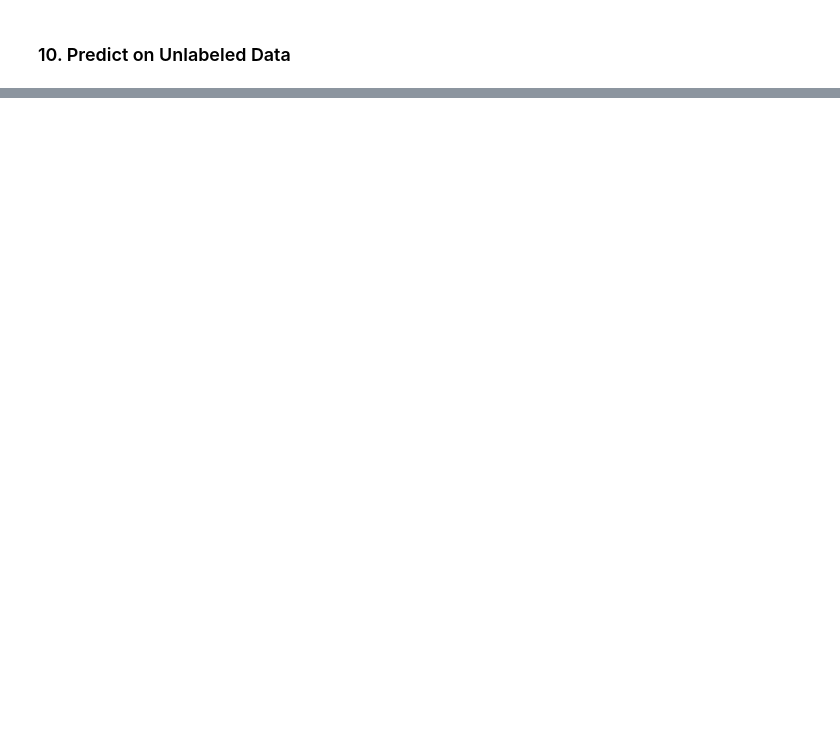
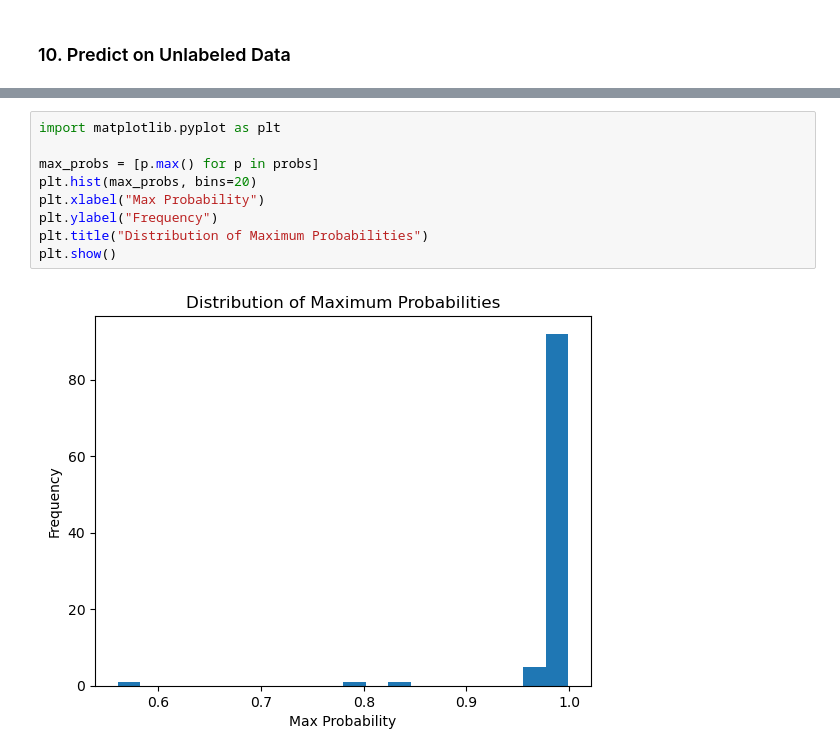
Before and after one commit to askkvar/master-thesis, a Jupyter notebook: notebooks/1_bert_sc.ipynb, the cells around one changed output, grey strips where cells are left out. Saved outputs shown, nothing was run; the diff lists cells and outputs as text; blank space fills up the shorter version.

```diff
--- a/notebooks/1_bert_sc.ipynb
+++ b/notebooks/1_bert_sc.ipynb
@@ -146,0 +250,11 @@ df_bunker.to_csv("data/processed/bunker_predictions.csv", index=False)
+# %%
+import matplotlib.pyplot as plt
+
+max_probs = [p.max() for p in probs]
+plt.hist(max_probs, bins=20)
+plt.xlabel("Max Probability")
+plt.ylabel("Frequency")
+plt.title("Distribution of Maximum Probabilities")
+plt.show()
+# %% [output]
+[figure, added]
```
Also changed, not shown: parts of 11 cells of this notebook, 2 other files.
